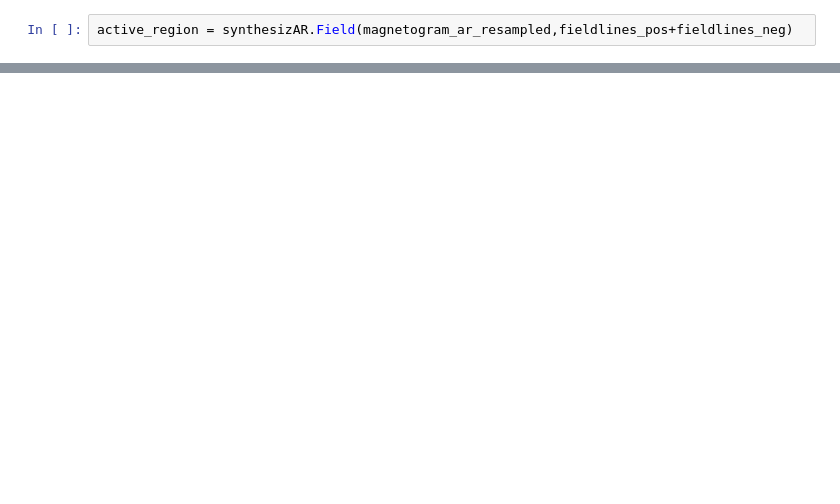
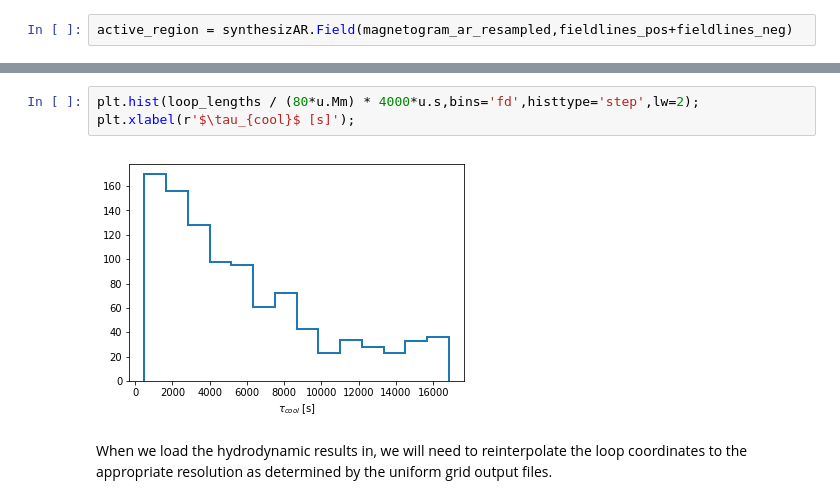
Before and after one commit to wtbarnes/hi_c_simulation, a Jupyter notebook: field_geometry.ipynb, the cells around one changed output, grey strips where cells are left out. Drawn from its saved outputs; the diff is of its cells as text; blank space fills up the shorter version.

```diff
--- a/field_geometry.ipynb
+++ b/field_geometry.ipynb
@@ -116,0 +118,7 @@ Maximum field strength : 58.87 G
+# %%
+plt.hist(loop_lengths / (80*u.Mm) * 4000*u.s,bins='fd',histtype='step',lw=2);
+plt.xlabel(r'$\tau_{cool}$ [s]');
+# %% [output]
+[figure, added]
+# %% [markdown]
+When we load the hydrodynamic results in, we will need to reinterpolate the loop coordinates to the appropriate resolution as determined by the uniform grid output files.
```
Also changed, not shown: parts of 28 cells of this notebook, 2 other files.
